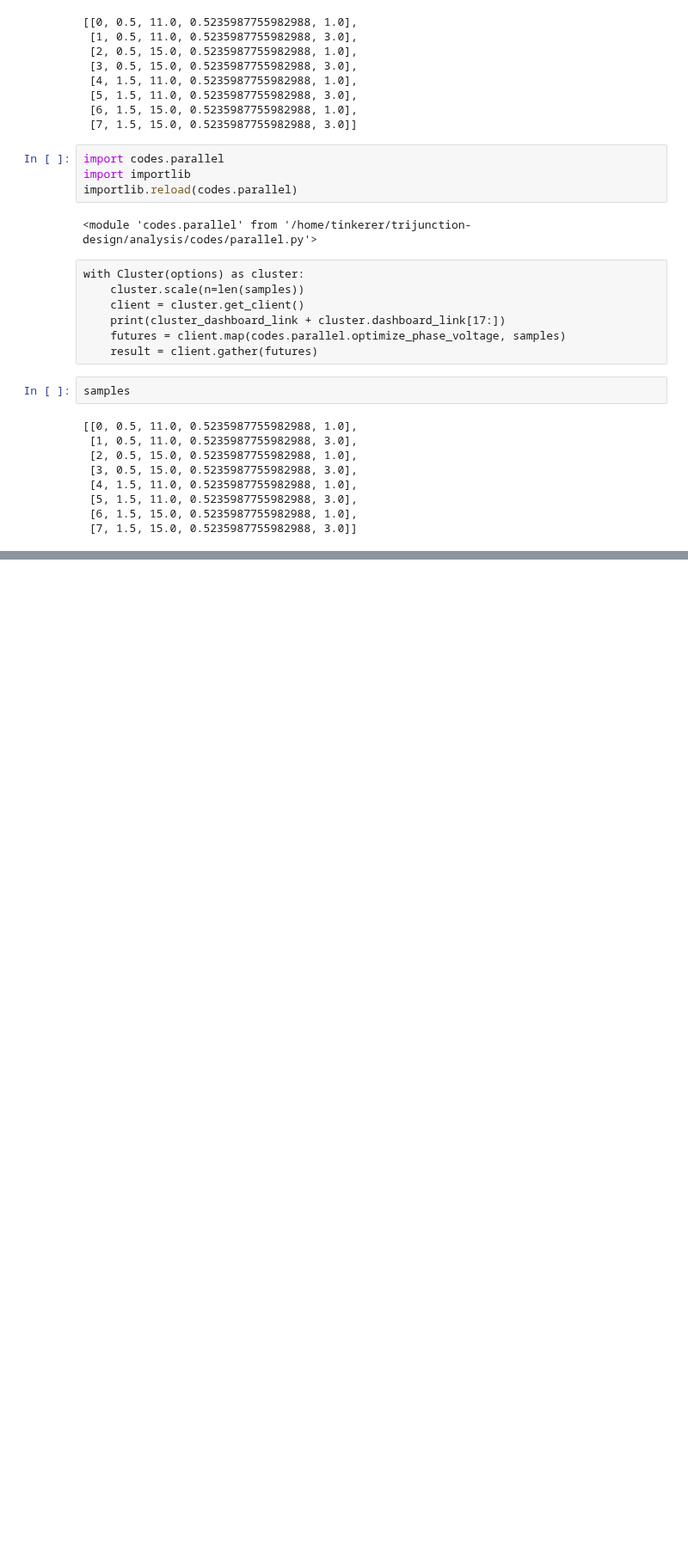
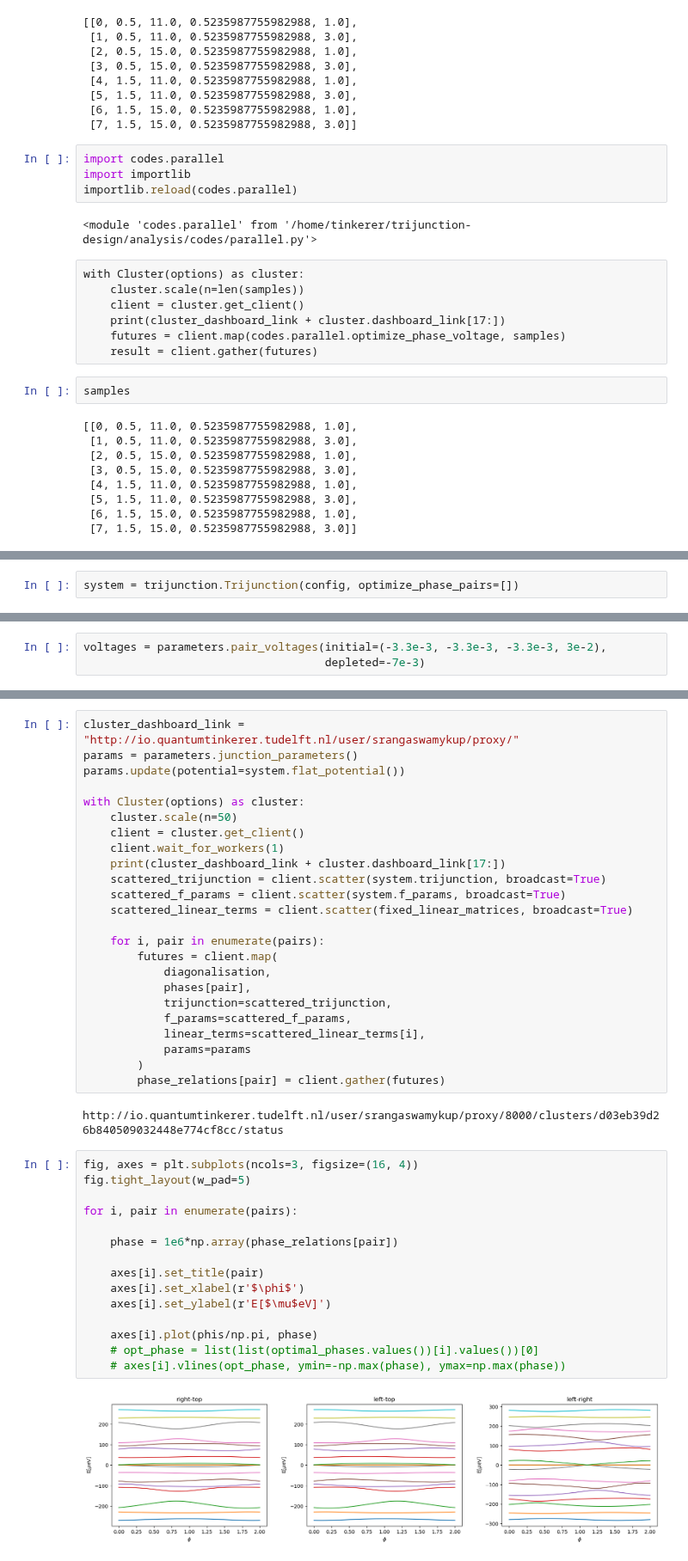
Before and after one commit to Satin21/Trijunction, a Jupyter notebook: analysis/parallel.ipynb, the cells around one changed output, grey strips where cells are left out. Shown at 86% size. Saved outputs shown, nothing was run; the diff lists cells and outputs as text; blank space fills up the shorter version.

```diff
--- a/analysis/parallel.ipynb
+++ b/analysis/parallel.ipynb
@@ -66,0 +109,2 @@ samples
+# %%
+system = trijunction.Trijunction(config, optimize_phase_pairs=[])
@@ -66,0 +137,3 @@ samples
+# %%
+voltages = parameters.pair_voltages(initial=(-3.3e-3, -3.3e-3, -3.3e-3, 3e-2),
+                                    depleted=-7e-3)
@@ -66,0 +147,43 @@ samples
+# %%
+cluster_dashboard_link = "http://io.quantumtinkerer.tudelft.nl/user/srangaswamykup/proxy/"
+params = parameters.junction_parameters()
+params.update(potential=system.flat_potential())
+
+with Cluster(options) as cluster:
+    cluster.scale(n=50)
+    client = cluster.get_client()
+    client.wait_for_workers(1)
+    print(cluster_dashboard_link + cluster.dashboard_link[17:])
+    scattered_trijunction = client.scatter(system.trijunction, broadcast=True)
+    scattered_f_params = client.scatter(system.f_params, broadcast=True)
+    scattered_linear_terms = client.scatter(fixed_linear_matrices, broadcast=True)
+
+    for i, pair in enumerate(pairs):
+        futures = client.map(
+            diagonalisation,
+            phases[pair],
+            trijunction=scattered_trijunction,
+            f_params=scattered_f_params,
+            linear_terms=scattered_linear_terms[i],
+            params=params
+        )
+        phase_relations[pair] = client.gather(futures)
+# %% [output]
+http://io.quantumtinkerer.tudelft.nl/user/srangaswamykup/proxy/8000/clusters/d03eb39d26b840509032448e774cf8cc/status
+# %%
+fig, axes = plt.subplots(ncols=3, figsize=(16, 4))
+fig.tight_layout(w_pad=5)
+
+for i, pair in enumerate(pairs):
+
+    phase = 1e6*np.array(phase_relations[pair])
+
+    axes[i].set_title(pair)
+    axes[i].set_xlabel(r'$\phi$')
+    axes[i].set_ylabel(r'E[$\mu$eV]')
+
+    axes[i].plot(phis/np.pi, phase)
+    # opt_phase = list(list(optimal_phases.values())[i].values())[0]
+    # axes[i].vlines(opt_phase, ymin=-np.max(phase), ymax=np.max(phase))
+# %% [output]
+[figure, added]
```
Also changed, not shown: parts of 23 cells of this notebook, 8 other files.
